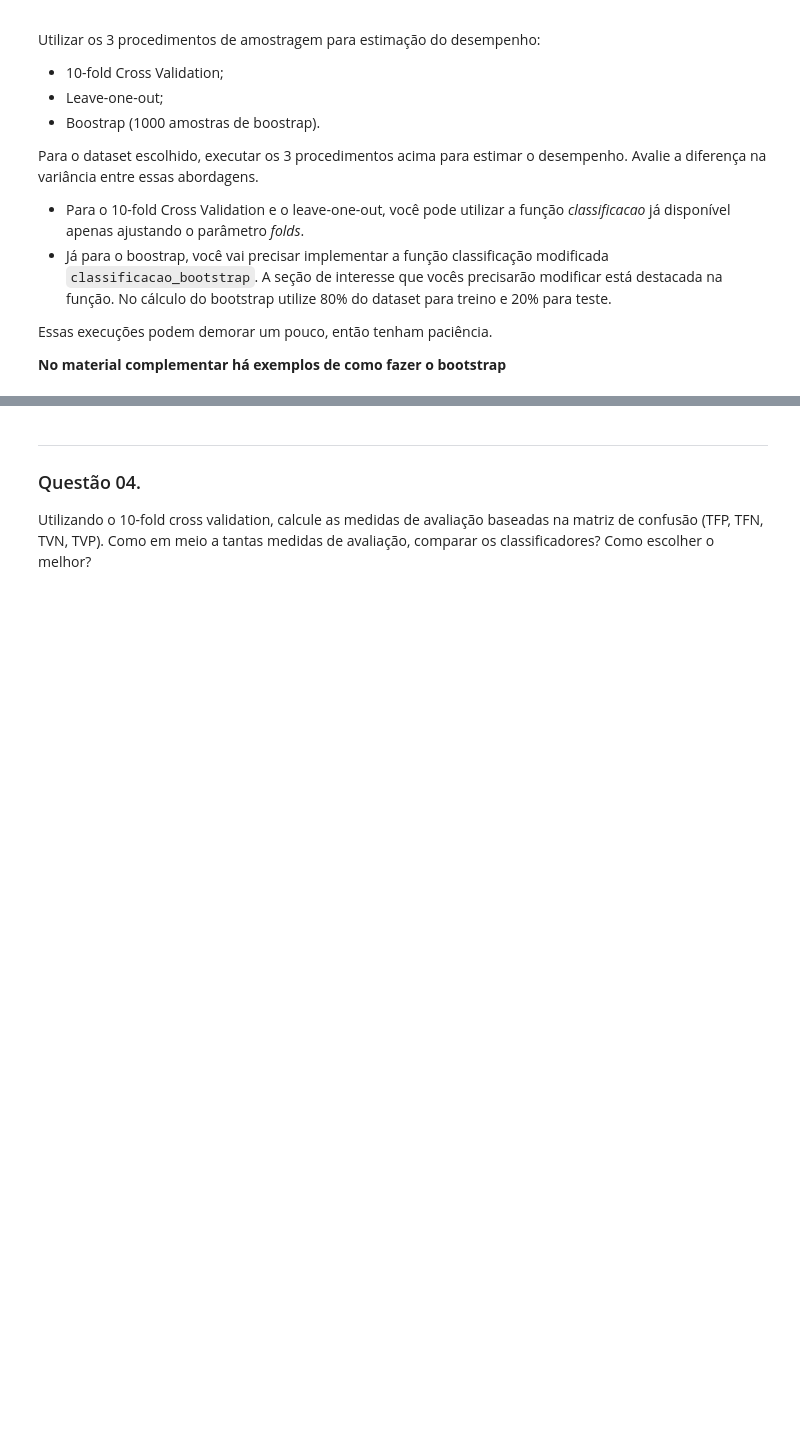
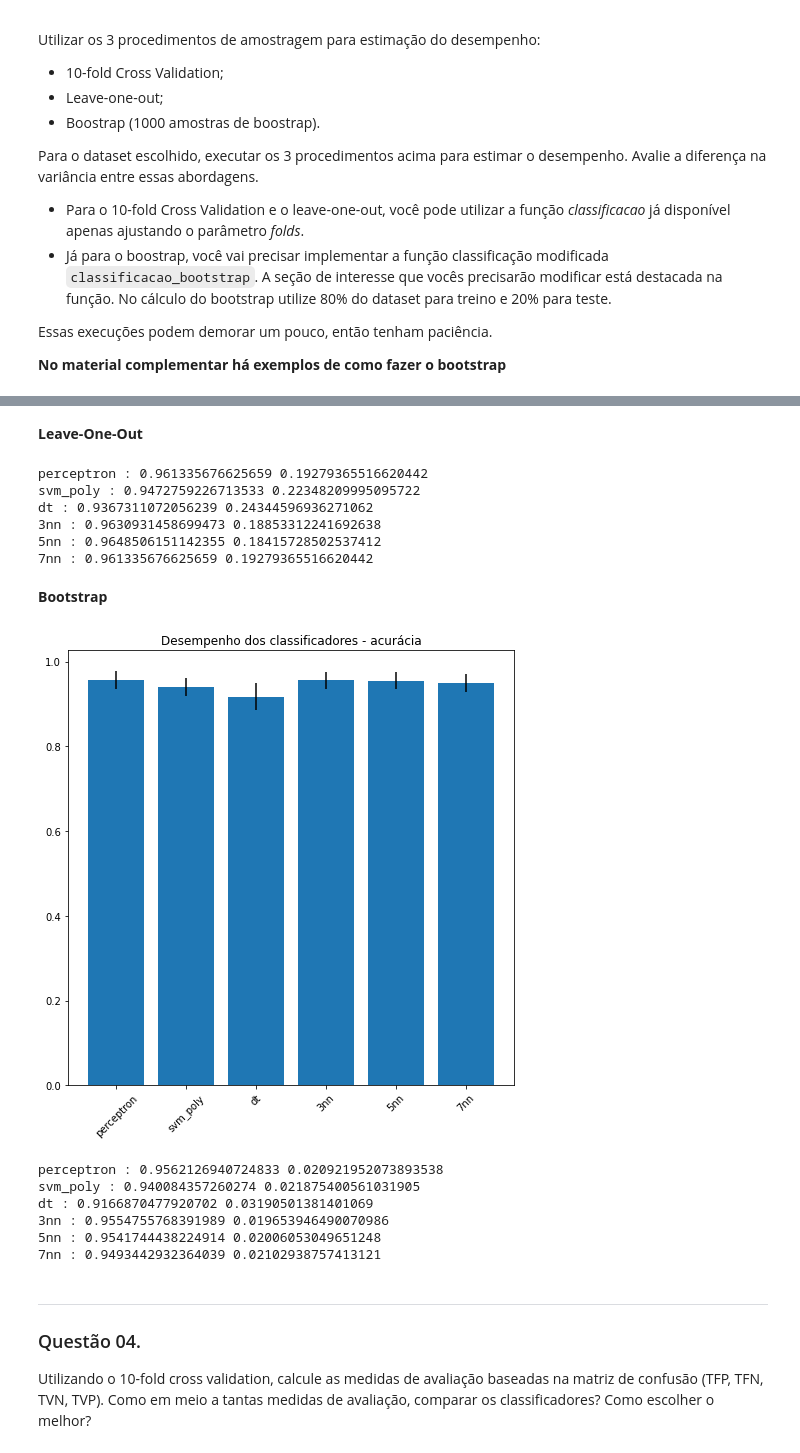
Before and after one commit to Micanga/scc0276_ml-n-datascience, a Jupyter notebook: ex9/Exercício_Planejamento_de_Experimentos.ipynb, the cells around one changed output, grey strips where cells are left out. Drawn from its saved outputs; the diff is of its cells as text; code cells hidden in the pictures; blank space fills up the shorter version.

```diff
--- a/ex9/Exercício_Planejamento_de_Experimentos.ipynb
+++ b/ex9/Exercício_Planejamento_de_Experimentos.ipynb
@@ -305,6 +305,7 @@ Essas execuções podem demorar um pouco, então tenham paciência.
 from sklearn.svm import SVC
 from sklearn.tree import DecisionTreeClassifier
 from sklearn.neighbors import KNeighborsClassifier
+from sklearn.model_selection import train_test_split
 from sklearn.linear_model import Perceptron
 from sklearn.metrics import mean_squared_error
 from numpy import mean, std
@@ -371,6 +372,26 @@ def classificacao_bootstrap(data, columns, target, score=balanced_accuracy_score
         #     c_name: Nome do classificador
         #     results: vetor de resultado
         #######################################################################
+        #    X1 = data.iloc[:, columns]
+            X1 = data.drop(data.columns[target],axis = 1)
+            y1 = data.iloc[:, target]
+
+            # separa conjunto de treino e de teste
+            x_train, x_test, y_train, y_test = train_test_split(X1, y1, test_size=p_teste)
+
+            # faz o treino do modelo
+            clf = c.fit(X=x_train, y=y_train)
+
+            # valores predito pelo classificador
+            y_pred = clf.predict(x_test)
+            # rótulos verdadeiros convertidos para array
+            y_test = np.array(y_test)
+
+            # realiza predição no conjunto de teste e salva o resultado
+            results[c_name].append( score(y_test, y_pred) )
+            confusion_matrices[c_name] += confusion_matrix(y_test, y_pred)
+
+
 
 
 
@@ -393,3 +427,33 @@ IndentationError: expected an indented block (<ipython-input-8-0f9340a90c3a>, li
+# %% [markdown]
+**Leave-One-Out**
+# %%
+samples = data_df.shape[0]
+result = classificacao(data_df,np.arange(0,len(X[0])),len(X[0]), folds = samples,plot=False)
+
+for cls in result['results']:
+    print(cls,':',np.mean(result['results'][cls]),np.array(result['results'][cls]).std())
+# %% [output]
+perceptron : 0.961335676625659 0.19279365516620442
+svm_poly : 0.9472759226713533 0.22348209995095722
+dt : 0.9367311072056239 0.24344596936271062
+3nn : 0.9630931458699473 0.18853312241692638
+5nn : 0.9648506151142355 0.18415728502537412
+7nn : 0.961335676625659 0.19279365516620442
+# %% [markdown]
+**Bootstrap**
+# %%
+result = classificacao_bootstrap(data_df,np.arange(0,len(X[0])),len(X[0]))
+
+for cls in result['results']:
+    print(cls,':',np.mean(result['results'][cls]),np.array(result['results'][cls]).std())
+# %% [output]
+[figure, added]
+perceptron : 0.9562126940724833 0.020921952073893538
+svm_poly : 0.940084357260274 0.021875400561031905
+dt : 0.9166870477920702 0.03190501381401069
+3nn : 0.9554755768391989 0.019653946490070986
+5nn : 0.9541744438224914 0.02006053049651248
+7nn : 0.9493442932364039 0.02102938757413121
 # %% [markdown]
 
 
```
Also changed, not shown: parts of 8 cells of this notebook.
